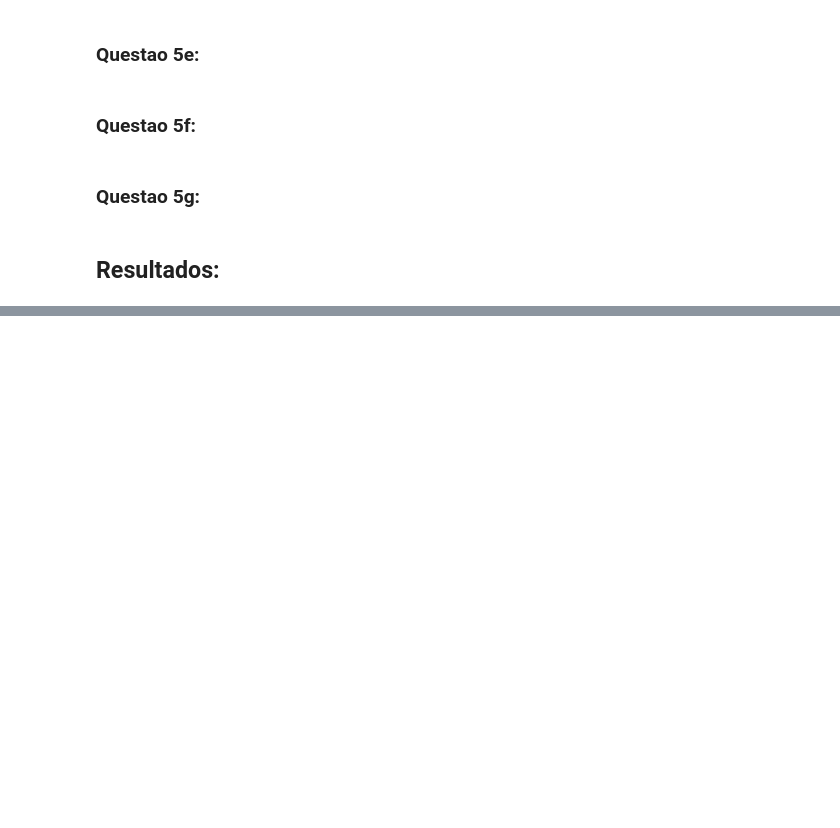
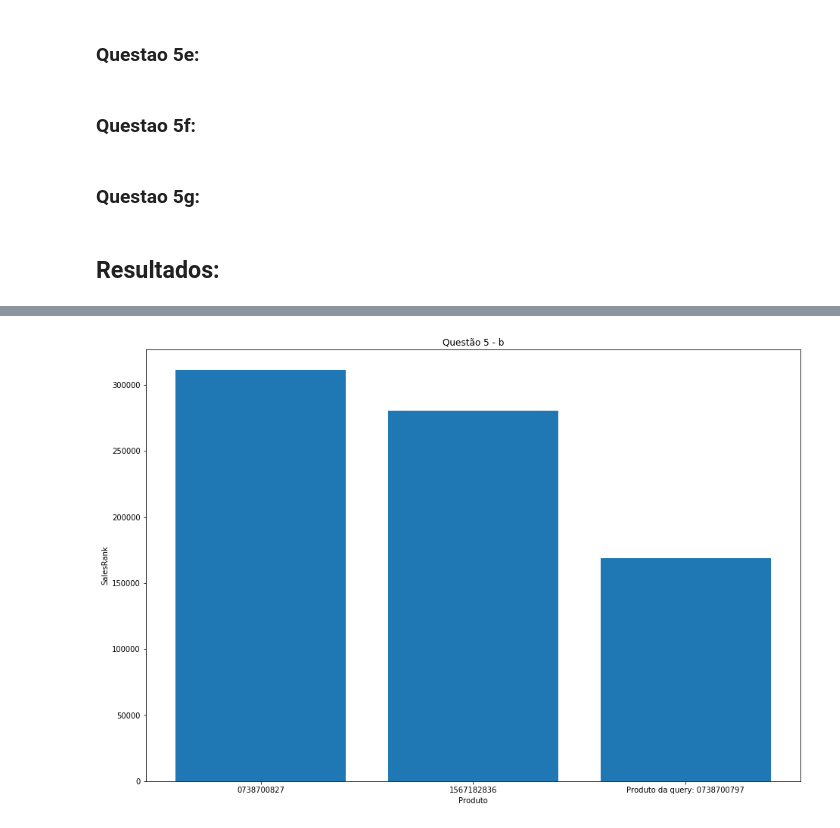
Before and after one commit to agnarok/Trab4-BD, a Jupyter notebook: dashboard.ipynb, the cells around one changed output, grey strips where cells are left out. Saved outputs shown, nothing was run; the diff lists cells and outputs as text; code cells hidden in the pictures; blank space fills up the shorter version.

Commit message:
Add data visualization.

```diff
--- a/dashboard.ipynb
+++ b/dashboard.ipynb
@@ -170,0 +176,23 @@ result = np.array(get10CustomersWithMostReviewsForEachGroup(con))
+# %%
+#5 b)
+con = create_connection(user,password,host,port,dbname)
+result = getSimilarsWithMostSalesrank('0738700797',con)
+
+result = [('0738700797', '0738700827', 2, '0738700797', 'Candlemas: Feast of Flames', 'Book', 168596, 454888, '0738700827', 'Ostara: Customs, Spells & Rituals for the Rites of Spring', 'Book', 311254),
+('0738700797', '1567182836', 2, '0738700797', 'Candlemas: Feast of Flames', 'Book', 168596, 411179, '1567182836', 'Beltane: Springtime Rituals, Lore and Celebration', 'Book', 280541)]
+
+axis = np.array([([x[8],x[-1]]) for x in result])
+x = [x[0] for x in axis]
+x.append("Produto da query: {}".format(result[0][0]))
+y = [int(y[1]) for y in axis]
+y.append(result[0][6])
+plt.xlabel("Produto")
+plt.ylabel("SalesRank")
+plt.title("Questão 5 - b")
+plt.bar(x,y)
+fig = plt.gcf()
+fig.set_size_inches(15.5, 10.5, forward=True)
+plt.show()
+input("Pressiona qualquer tecla para a próxima query")
+# %% [output]
+[figure, added]
```
Also changed, not shown: parts of 15 cells of this notebook, 1 other file.
